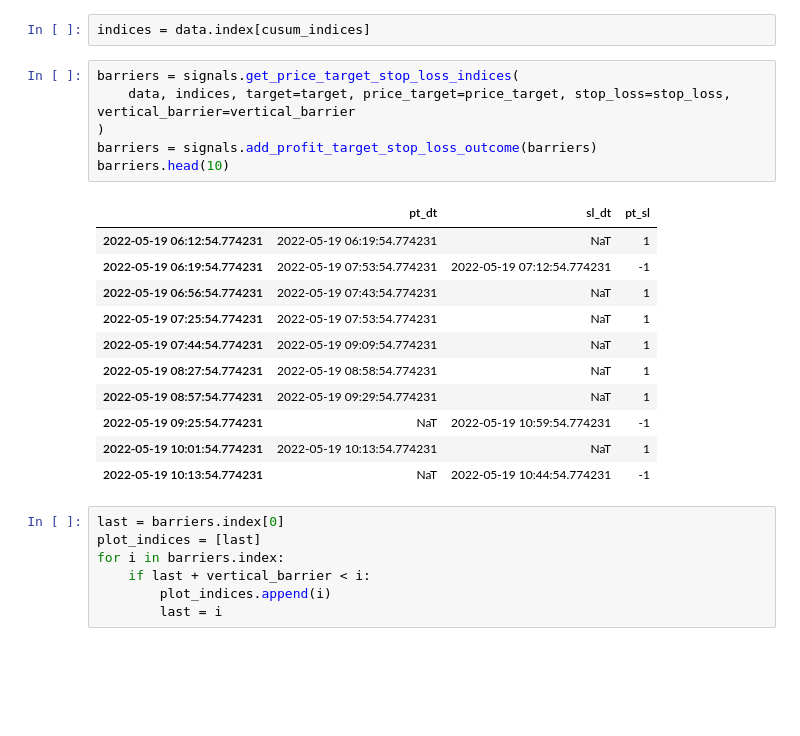
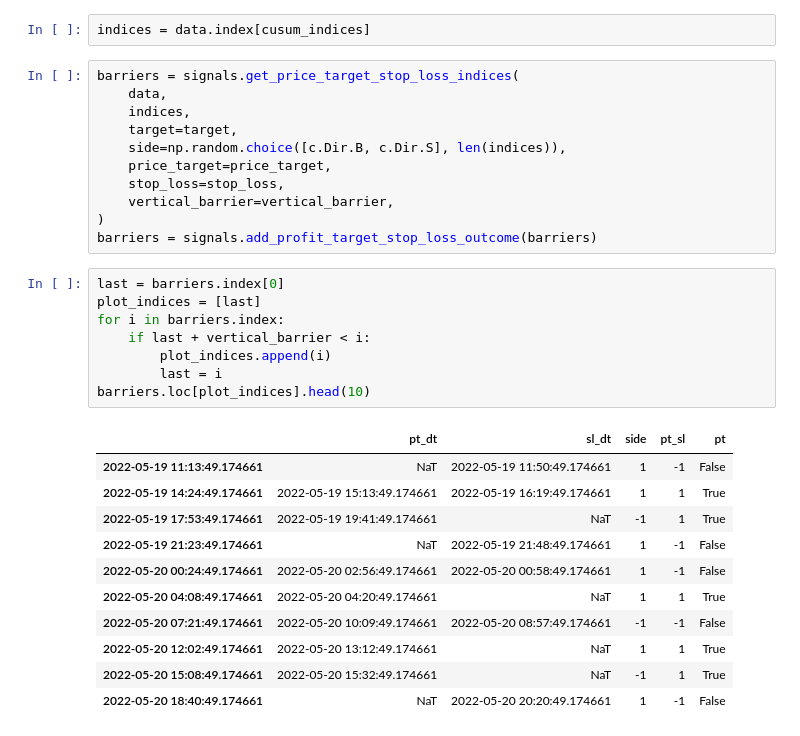
Before and after one commit to maxgao18/AFML, a Jupyter notebook: 3.1.ipynb, the cells around one changed output. Saved outputs shown, nothing was run; the diff lists cells and outputs as text; blank space fills up the shorter version.

```diff
--- a/3.1.ipynb
+++ b/3.1.ipynb
@@ -47,29 +47,35 @@ data["close"].plot.line()
 indices = data.index[cusum_indices]
 # %%
 barriers = signals.get_price_target_stop_loss_indices(
-    data, indices, target=target, price_target=price_target, stop_loss=stop_loss, vertical_barrier=vertical_barrier
+    data,
+    indices,
+    target=target,
+    side=np.random.choice([c.Dir.B, c.Dir.S], len(indices)),
+    price_target=price_target,
+    stop_loss=stop_loss,
+    vertical_barrier=vertical_barrier,
 )
 barriers = signals.add_profit_target_stop_loss_outcome(barriers)
-barriers.head(10)
-# %% [output]
-|  | pt_dt | sl_dt | pt_sl |
-| 2022-05-19 06:12:54.774231 | 2022-05-19 06:19:54.774231 | NaT | 1 |
-| 2022-05-19 06:19:54.774231 | 2022-05-19 07:53:54.774231 | 2022-05-19 07:12:54.774231 | -1 |
-| 2022-05-19 06:56:54.774231 | 2022-05-19 07:43:54.774231 | NaT | 1 |
-| 2022-05-19 07:25:54.774231 | 2022-05-19 07:53:54.774231 | NaT | 1 |
-| 2022-05-19 07:44:54.774231 | 2022-05-19 09:09:54.774231 | NaT | 1 |
-| 2022-05-19 08:27:54.774231 | 2022-05-19 08:58:54.774231 | NaT | 1 |
-| 2022-05-19 08:57:54.774231 | 2022-05-19 09:29:54.774231 | NaT | 1 |
-| 2022-05-19 09:25:54.774231 | NaT | 2022-05-19 10:59:54.774231 | -1 |
-| 2022-05-19 10:01:54.774231 | 2022-05-19 10:13:54.774231 | NaT | 1 |
-| 2022-05-19 10:13:54.774231 | NaT | 2022-05-19 10:44:54.774231 | -1 |
 # %%
 last = barriers.index[0]
 plot_indices = [last]
 for i in barriers.index:
     if last + vertical_barrier < i:
         plot_indices.append(i)
         last = i
+barriers.loc[plot_indices].head(10)
+# %% [output]
+|  | pt_dt | sl_dt | side | pt_sl | pt |
+| 2022-05-19 11:13:49.174661 | NaT | 2022-05-19 11:50:49.174661 | 1 | -1 | False |
+| 2022-05-19 14:24:49.174661 | 2022-05-19 15:13:49.174661 | 2022-05-19 16:19:49.174661 | 1 | 1 | True |
+| 2022-05-19 17:53:49.174661 | 2022-05-19 19:41:49.174661 | NaT | -1 | 1 | True |
+| 2022-05-19 21:23:49.174661 | NaT | 2022-05-19 21:48:49.174661 | 1 | -1 | False |
+| 2022-05-20 00:24:49.174661 | 2022-05-20 02:56:49.174661 | 2022-05-20 00:58:49.174661 | 1 | -1 | False |
+| 2022-05-20 04:08:49.174661 | 2022-05-20 04:20:49.174661 | NaT | 1 | 1 | True |
+| 2022-05-20 07:21:49.174661 | 2022-05-20 10:09:49.174661 | 2022-05-20 08:57:49.174661 | -1 | -1 | False |
+| 2022-05-20 12:02:49.174661 | 2022-05-20 13:12:49.174661 | NaT | 1 | 1 | True |
+| 2022-05-20 15:08:49.174661 | 2022-05-20 15:32:49.174661 | NaT | -1 | 1 | True |
+| 2022-05-20 18:40:49.174661 | NaT | 2022-05-20 20:20:49.174661 | 1 | -1 | False |
 # %%
 import plt_utils
 
```
Also changed, not shown: parts of 4 cells of this notebook, 4 other files.
